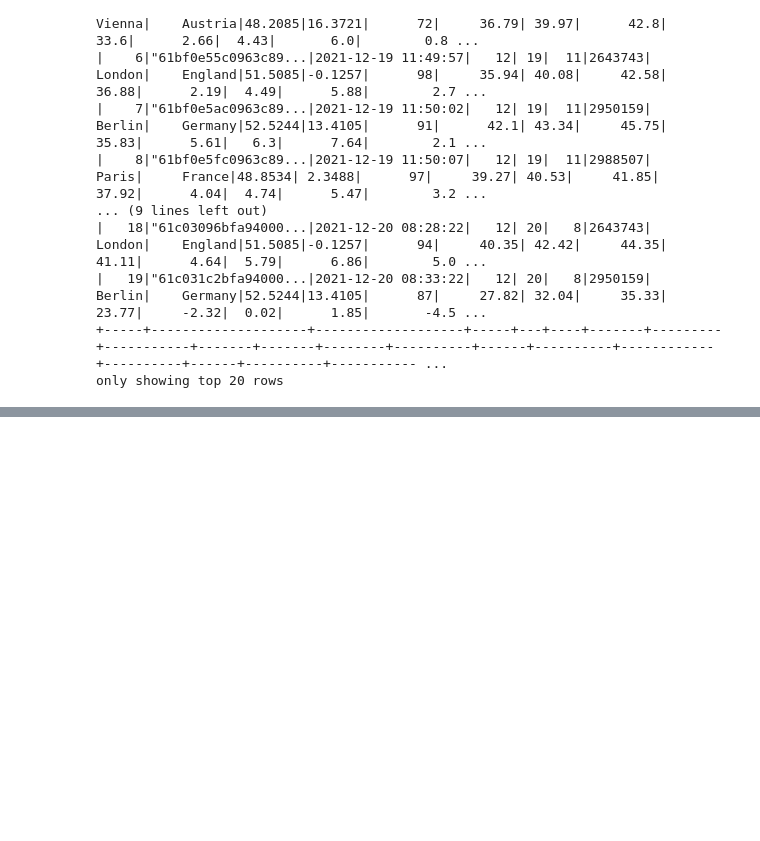
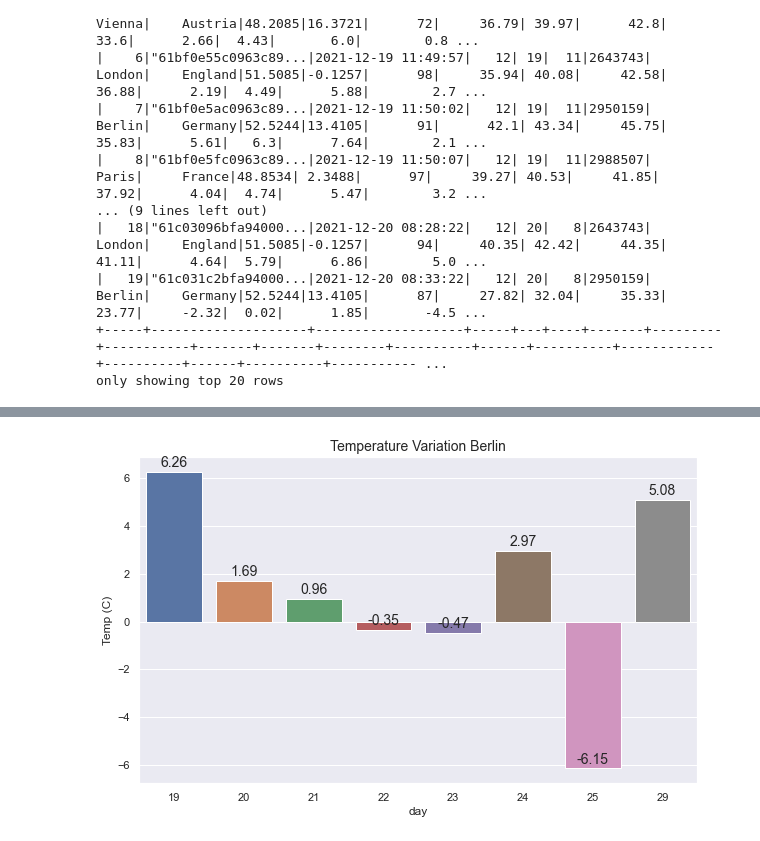
Before and after one commit to felipedmnq/streaming-weather-kafka, a Jupyter notebook: pyspark/notebooks/pyspark_analysis.ipynb, the cells around one changed output, grey strips where cells are left out. Saved outputs shown, nothing was run; the diff lists cells and outputs as text; code cells hidden in the pictures; blank space fills up the shorter version.

```diff
--- a/pyspark/notebooks/pyspark_analysis.ipynb
+++ b/pyspark/notebooks/pyspark_analysis.ipynb
@@ -36,0 +204,9 @@ only showing top 20 rows
+# %%
+berlin = df1[df1['city'] == 'Berlin']
+
+ax3 = sns.barplot(berlin['day'], berlin['avg(temp_C)'])
+ax3.set_title("Temperature Variation Berlin", fontsize=14)
+ax3.set_ylabel("Temp (C)")
+annot_plot(ax3)
+# %% [output]
+[figure, added]
```
Also changed, not shown: parts of 23 cells of this notebook.
